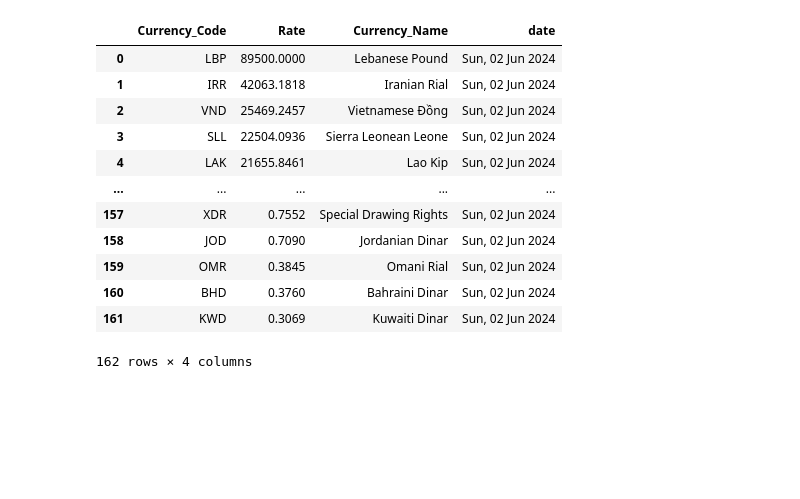
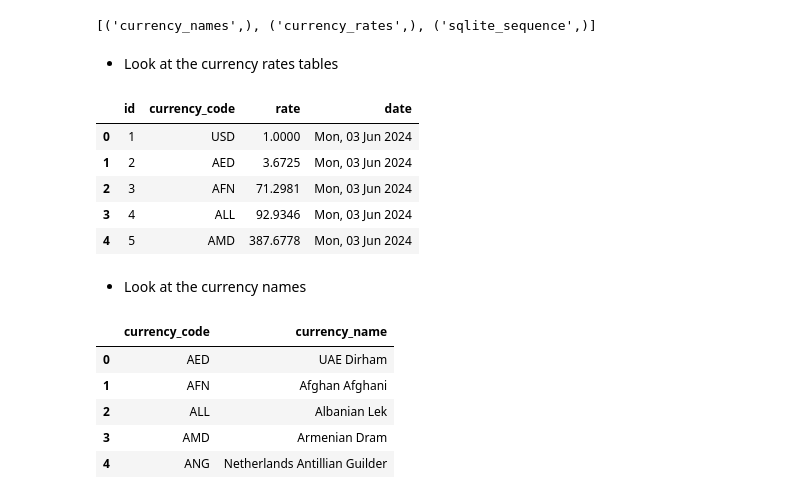
Before and after one commit to MrAnasAbid/Currency_rate_extractor, a Jupyter notebook: notebooks/exchange_rates_api_test.ipynb, the cells around one changed output. Drawn from its saved outputs; the diff is of its cells as text; code cells hidden in the pictures; blank space fills up the shorter version.

```diff
--- a/notebooks/exchange_rates_api_test.ipynb
+++ b/notebooks/exchange_rates_api_test.ipynb
@@ -91,29 +40,40 @@ old_data = pd.read_sql_query(query, conn)
-# %%
-old_data
-# %% [output]
-|  | Currency_Code | Rate | Currency_Name | date |
-| 0 | LBP | 89500.0000 | Lebanese Pound | Sun, 02 Jun 2024 |
-| 1 | IRR | 42063.1818 | Iranian Rial | Sun, 02 Jun 2024 |
-| 2 | VND | 25469.2457 | Vietnamese Đồng | Sun, 02 Jun 2024 |
-| 3 | SLL | 22504.0936 | Sierra Leonean Leone | Sun, 02 Jun 2024 |
-| 4 | LAK | 21655.8461 | Lao Kip | Sun, 02 Jun 2024 |
-| ... | ... | ... | ... | ... |
-| 157 | XDR | 0.7552 | Special Drawing Rights | Sun, 02 Jun 2024 |
-| 158 | JOD | 0.7090 | Jordanian Dinar | Sun, 02 Jun 2024 |
-| 159 | OMR | 0.3845 | Omani Rial | Sun, 02 Jun 2024 |
-| 160 | BHD | 0.3760 | Bahraini Dinar | Sun, 02 Jun 2024 |
-| 161 | KWD | 0.3069 | Kuwaiti Dinar | Sun, 02 Jun 2024 |
-162 rows × 4 columns
 # %%
 import sqlite3
-import pandas as pd
 # Create a sqlite3 database
-conn = sqlite3.connect('currency_rates.db')
+conn = sqlite3.connect(Path(ROOT / 'data' / 'currency_rates.db'))
 c = conn.cursor()
 
-query = """
-SELECT *
-FROM currency
-"""
-data = pd.read_sql_query(query, conn)
-print(data)
+# Query the database, show tables
+c.execute('''
+SELECT name
+FROM sqlite_master
+WHERE type='table'
+''')
+
+print(c.fetchall())
+# %% [output]
+[('currency_names',), ('currency_rates',), ('sqlite_sequence',)]
+# %% [markdown]
+- Look at the currency rates tables
+# %%
+currency_rate_df = pd.read_sql_query("SELECT * FROM currency_rates", conn)
+currency_rate_df.head()
+# %% [output]
+|  | id | currency_code | rate | date |
+| 0 | 1 | USD | 1.0000 | Mon, 03 Jun 2024 |
+| 1 | 2 | AED | 3.6725 | Mon, 03 Jun 2024 |
+| 2 | 3 | AFN | 71.2981 | Mon, 03 Jun 2024 |
+| 3 | 4 | ALL | 92.9346 | Mon, 03 Jun 2024 |
+| 4 | 5 | AMD | 387.6778 | Mon, 03 Jun 2024 |
+# %% [markdown]
+- Look at the currency names
+# %%
+currency_names_df = pd.read_sql_query("SELECT * FROM currency_names", conn)
+currency_names_df.head()
+# %% [output]
+|  | currency_code | currency_name |
+| 0 | AED | UAE Dirham |
+| 1 | AFN | Afghan Afghani |
+| 2 | ALL | Albanian Lek |
+| 3 | AMD | Armenian Dram |
+| 4 | ANG | Netherlands Antillian Guilder |
```
Also changed, not shown: parts of 15 cells of this notebook, 12 other files.
